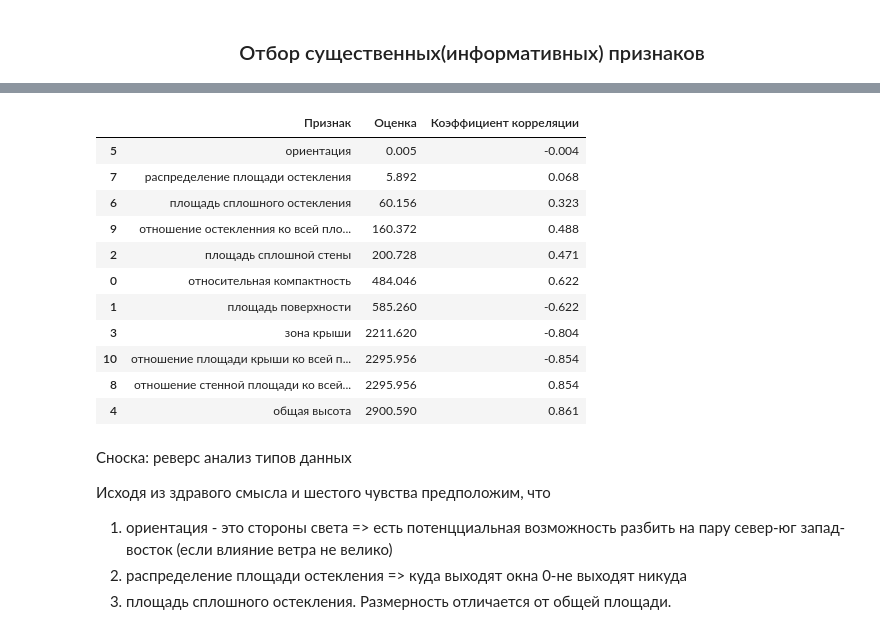
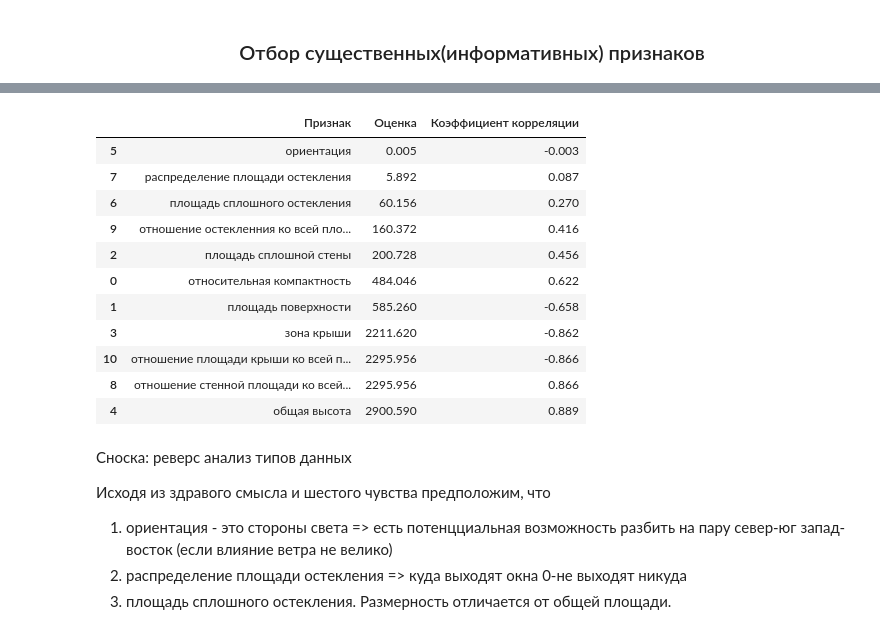
Before and after one commit to nikoloskorzun/Intelligent_analysis_and_data_processing, a Jupyter notebook: Intelligent analysis and data processing/lab1/lab1.ipynb, the cells around one changed output, grey strips where cells are left out. Drawn from its saved outputs; the diff is of its cells as text; code cells hidden in the pictures.

```diff
--- a/Intelligent analysis and data processing/lab1/lab1.ipynb
+++ b/Intelligent analysis and data processing/lab1/lab1.ipynb
@@ -305,26 +350,25 @@ df_Y = df['отопительная нагрузка']
 # %%
 bestfeatures = SelectKBest(f_regression, k=5)#todo поменять f_regression
 fit = bestfeatures.fit(df_X, df_Y)
 df_scores = pd.DataFrame(fit.scores_)
 df_columns = pd.DataFrame(df_X.columns)
 feature_scores = pd.concat([df_columns, df_scores, pd.DataFrame( corr["отопительная нагрузка"].drop("отопительная нагрузка").values)], axis=1)
 feature_scores.columns = ['Признак', 'Оценка', 'Коэффициент корреляции']
 feature_scores=feature_scores.sort_values(by='Оценка')
+display(feature_scores)
+# %% [output]
+|  | Признак | Оценка | Коэффициент корреляции |
+| 5 | ориентация | 0.005 | -0.003 |
+| 7 | распределение площади остекления | 5.892 | 0.087 |
+| 6 | площадь сплошного остекления | 60.156 | 0.270 |
+| 9 | отношение остекленния ко всей пло... | 160.372 | 0.416 |
+| 2 | площадь сплошной стены | 200.728 | 0.456 |
+| 0 | относительная компактность | 484.046 | 0.622 |
+| 1 | площадь поверхности | 585.260 | -0.658 |
+| 3 | зона крыши | 2211.620 | -0.862 |
+| 10 | отношение площади крыши ко всей п... | 2295.956 | -0.866 |
+| 8 | отношение стенной площади ко всей... | 2295.956 | 0.866 |
+| 4 | общая высота | 2900.590 | 0.889 |
-# %%
-feature_scores
-# %% [output]
-|  | Признак | Оценка | Коэффициент корреляции |
-| 5 | ориентация | 0.005 | -0.004 |
-| 7 | распределение площади остекления | 5.892 | 0.068 |
-| 6 | площадь сплошного остекления | 60.156 | 0.323 |
-| 9 | отношение остекленния ко всей пло... | 160.372 | 0.488 |
-| 2 | площадь сплошной стены | 200.728 | 0.471 |
-| 0 | относительная компактность | 484.046 | 0.622 |
-| 1 | площадь поверхности | 585.260 | -0.622 |
-| 3 | зона крыши | 2211.620 | -0.804 |
-| 10 | отношение площади крыши ко всей п... | 2295.956 | -0.854 |
-| 8 | отношение стенной площади ко всей... | 2295.956 | 0.854 |
-| 4 | общая высота | 2900.590 | 0.861 |
 # %% [markdown]
 Сноска: реверс анализ типов данных
 
```
Also changed, not shown: parts of 20 cells of this notebook.
